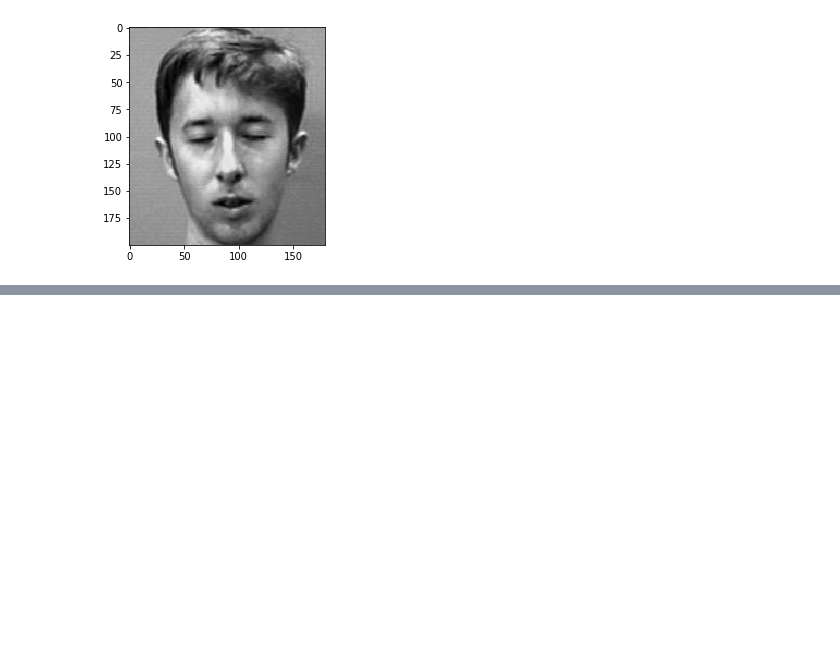
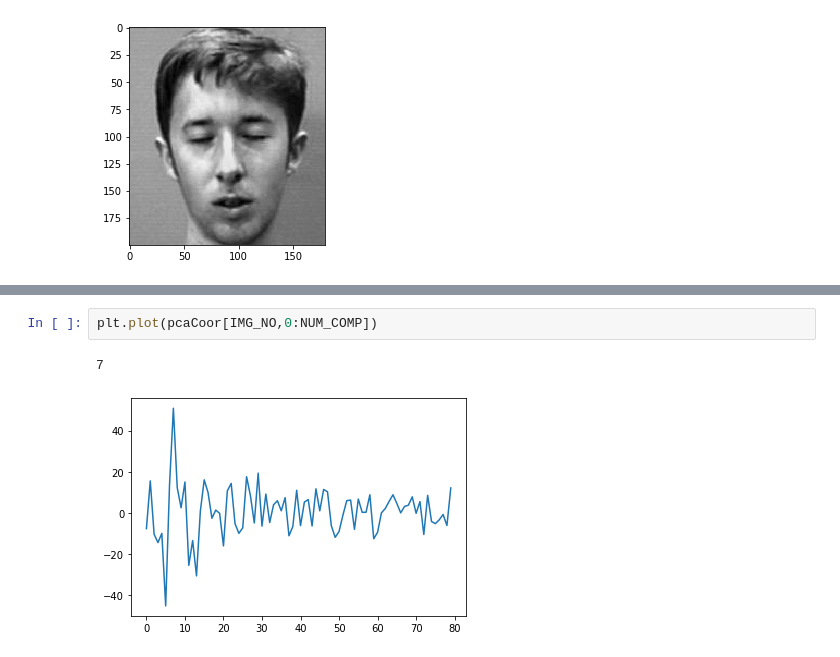
Before and after one commit to hzqianzhuang/Week3, a Jupyter notebook: pca_faces.ipynb, the cells around one changed output, grey strips where cells are left out. Drawn from its saved outputs; the diff is of its cells as text; blank space fills up the shorter version.

```diff
--- a/pca_faces.ipynb
+++ b/pca_faces.ipynb
@@ -104,0 +130,5 @@ plt.plot(pcaMdl.explained_variance_ratio_)
+# %%
+plt.plot(pcaCoor[IMG_NO,0:NUM_COMP])
+# %% [output]
+7
+[figure, added]
```
Also changed, not shown: parts of 14 cells of this notebook.
